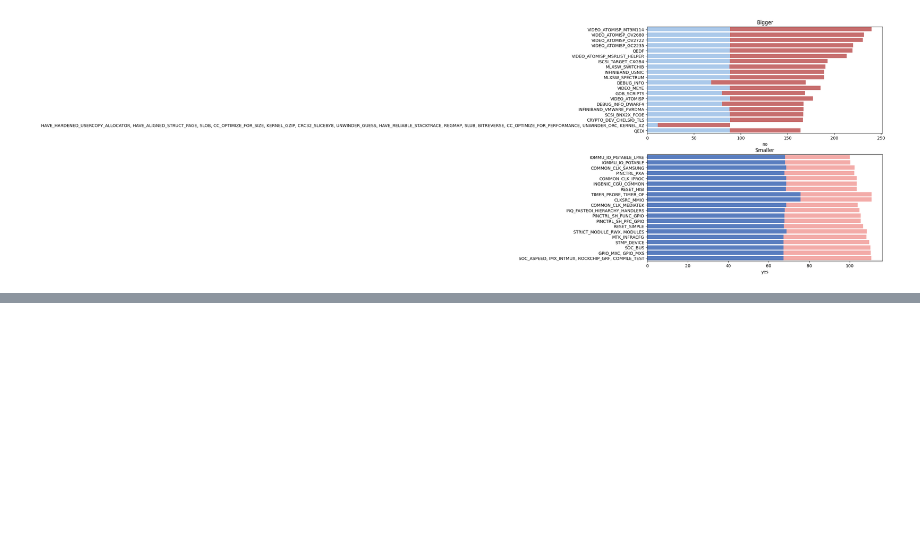
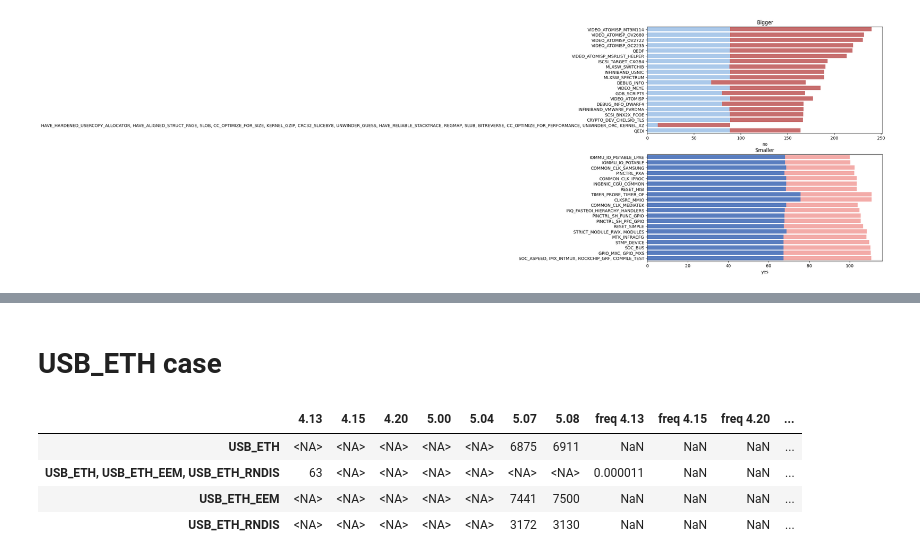
Before and after one commit to TuxML/tuxai, a Jupyter notebook: notebooks/2023_02_10.ipynb, the cells around one changed output, grey strips where cells are left out. Cells and saved outputs as stored; diff of their text form; code cells hidden in the pictures; blank space fills up the shorter version.

Commit message:
report (WIP)

```diff
--- a/notebooks/2023_02_10.ipynb
+++ b/notebooks/2023_02_10.ipynb
@@ -221,0 +280,14 @@ plot_sizes(508, 20)
+# %% [markdown]
+# USB_ETH case
+# %%
+fir = FeatureImportanceReport(use_cache="fi_const_2023")
+df_ai = fir.options_always_importants(target="vmlinux", rank=99999, collinearity=True, merge_groups=False, allow_version_gap=True).set_index("options")
+df = fir.add_yes_frequencies(df_ai, str_pct=False)
+# %%
+df[df.index.str.contains("USB_ETH")]
+# %% [output]
+|  | 4.13 | 4.15 | 4.20 | 5.00 | 5.04 | 5.07 | 5.08 | freq 4.13 | freq 4.15 | freq 4.20 | ... |
+| USB_ETH | <NA> | <NA> | <NA> | <NA> | <NA> | 6875 | 6911 | NaN | NaN | NaN | ... |
+| USB_ETH, USB_ETH_EEM, USB_ETH_RNDIS | 63 | <NA> | <NA> | <NA> | <NA> | <NA> | <NA> | 0.000011 | NaN | NaN | ... |
+| USB_ETH_EEM | <NA> | <NA> | <NA> | <NA> | <NA> | 7441 | 7500 | NaN | NaN | NaN | ... |
+| USB_ETH_RNDIS | <NA> | <NA> | <NA> | <NA> | <NA> | 3172 | 3130 | NaN | NaN | NaN | ... |
```
Also changed, not shown: parts of 8 cells of this notebook, 6 other files.
